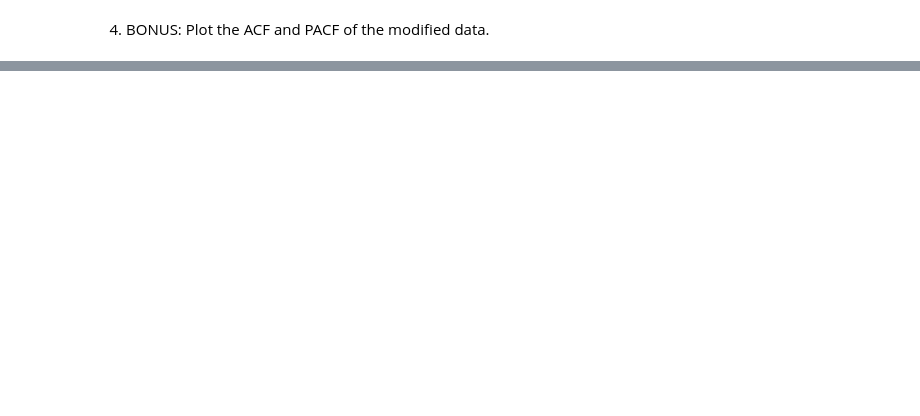
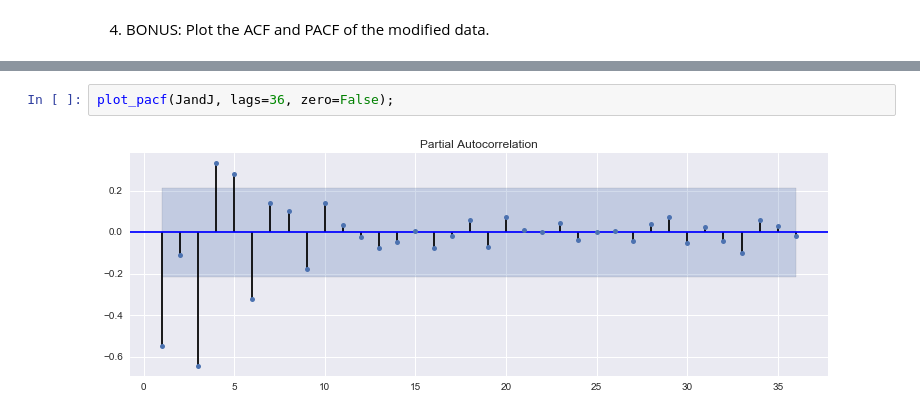
Before and after one commit to vsquared10/DSCI6002-student, a Jupyter notebook: week7/7-3_Logit/DSCI6002-7.3-RAT-Copy1.ipynb, the cells around one changed output, grey strips where cells are left out. Drawn from its saved outputs; the diff is of its cells as text; blank space fills up the shorter version.

```diff
--- a/week7/7-3_Logit/DSCI6002-7.3-RAT-Copy1.ipynb
+++ b/week7/7-3_Logit/DSCI6002-7.3-RAT-Copy1.ipynb
@@ -45,0 +50,4 @@ KeyError: 'index'
+# %%
+plot_pacf(JandJ, lags=36, zero=False);
+# %% [output]
+[figure, added]
```
Also changed, not shown: parts of 5 cells of this notebook.
